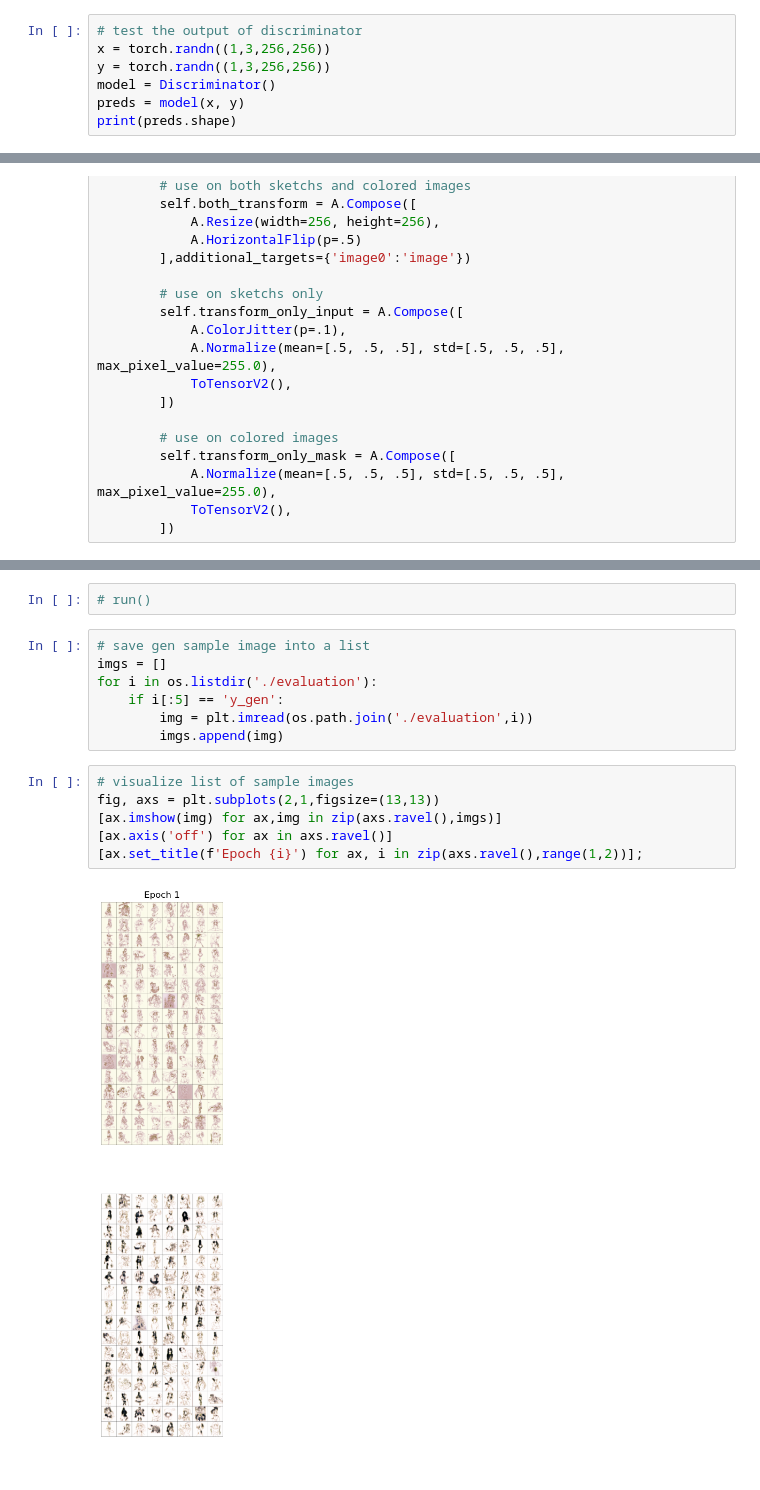
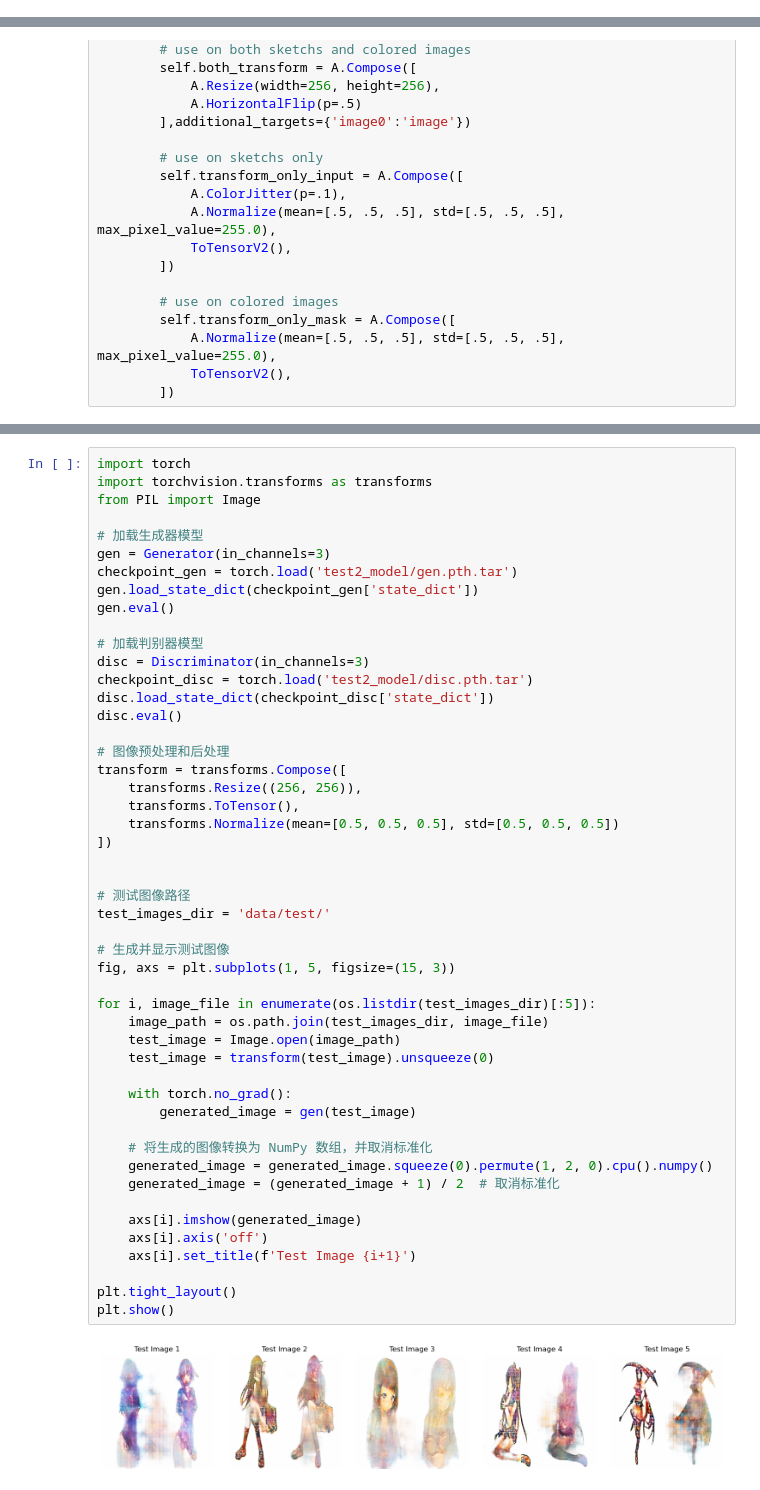
Before and after one commit to yukiime/Anime_pix2pix, a Jupyter notebook: notebook/myTest_2_result_1.ipynb, the cells around one changed output, grey strips where cells are left out. Saved outputs shown, nothing was run; the diff lists cells and outputs as text.

```diff
--- a/notebook/myTest_2_result_1.ipynb
+++ b/notebook/myTest_2_result_1.ipynb
@@ -107,10 +107,3 @@ class Discriminator(nn.Module):
         x = torch.cat([x, y], dim=1)
         x = self.initial(x)
         return self.model(x)
-# %%
-# test the output of discriminator
-x = torch.randn((1,3,256,256))
-y = torch.randn((1,3,256,256))
-model = Discriminator()
-preds = model(x, y)
-print(preds.shape)
@@ -314,17 +201,51 @@ def run():
-# %%
-# run()
-# %%
-# save gen sample image into a list
-imgs = []
-for i in os.listdir('./evaluation'):
-    if i[:5] == 'y_gen':
-        img = plt.imread(os.path.join('./evaluation',i))
-        imgs.append(img)
-# %%
-# visualize list of sample images
-fig, axs = plt.subplots(2,1,figsize=(13,13))
-[ax.imshow(img) for ax,img in zip(axs.ravel(),imgs)]
-[ax.axis('off') for ax in axs.ravel()]
-[ax.set_title(f'Epoch {i}') for ax, i in zip(axs.ravel(),range(1,2))];
-# %% [output]
-[figure, removed]
+# %%
+import torch
+import torchvision.transforms as transforms
+from PIL import Image
+
+# 加载生成器模型
+gen = Generator(in_channels=3)
+checkpoint_gen = torch.load('test2_model/gen.pth.tar')
+gen.load_state_dict(checkpoint_gen['state_dict'])
+gen.eval()
+
+# 加载判别器模型
+disc = Discriminator(in_channels=3)
+checkpoint_disc = torch.load('test2_model/disc.pth.tar')
+disc.load_state_dict(checkpoint_disc['state_dict'])
+disc.eval()
+
+# 图像预处理和后处理
+transform = transforms.Compose([
+    transforms.Resize((256, 256)),
+    transforms.ToTensor(),
+    transforms.Normalize(mean=[0.5, 0.5, 0.5], std=[0.5, 0.5, 0.5])
+])
+
+
+# 测试图像路径
+test_images_dir = 'data/test/'
+
+# 生成并显示测试图像
+fig, axs = plt.subplots(1, 5, figsize=(15, 3))
+
+for i, image_file in enumerate(os.listdir(test_images_dir)[:5]):
+    image_path = os.path.join(test_images_dir, image_file)
+    test_image = Image.open(image_path)
+    test_image = transform(test_image).unsqueeze(0)
+
+    with torch.no_grad():
+        generated_image = gen(test_image)
+
+    # 将生成的图像转换为 NumPy 数组，并取消标准化
+    generated_image = generated_image.squeeze(0).permute(1, 2, 0).cpu().numpy()
+    generated_image = (generated_image + 1) / 2  # 取消标准化
+
+    axs[i].imshow(generated_image)
+    axs[i].axis('off')
+    axs[i].set_title(f'Test Image {i+1}')
+
+plt.tight_layout()
+plt.show()
+# %% [output]
+[figure, added]
```
Also changed, not shown: parts of 5 cells of this notebook, 1 other file.
